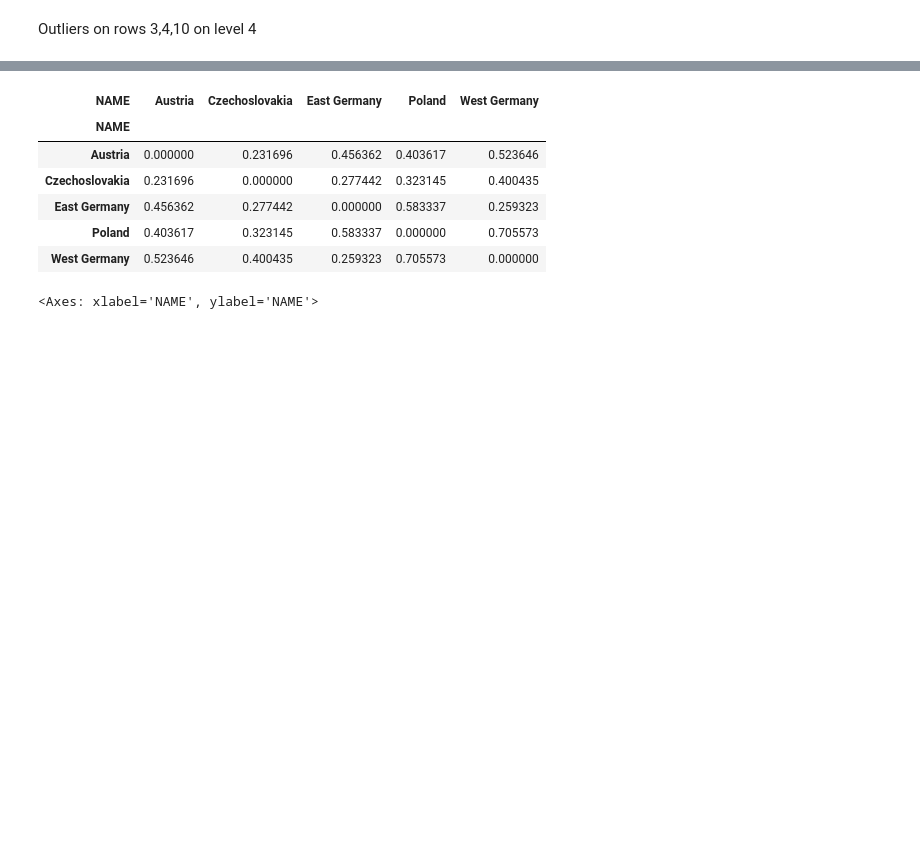
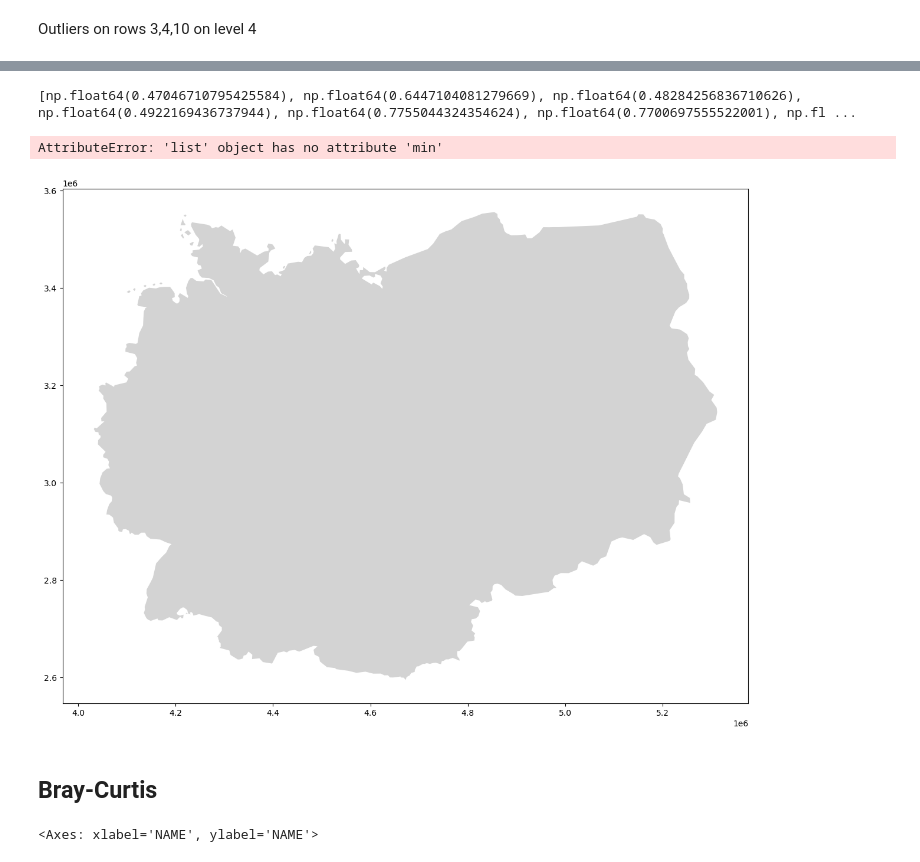
Before and after one commit to uscuni/boundaries_of_change, a Jupyter notebook: code/bray-curtis.ipynb, the cells around one changed output, grey strips where cells are left out. Drawn from its saved outputs; the diff is of its cells as text; code cells hidden in the pictures; blank space fills up the shorter version.

```diff
--- a/code/bray-curtis.ipynb
+++ b/code/bray-curtis.ipynb
@@ -247,9 +126,0 @@ num_regions = len(cnt_table_norm.columns)
-# %%
-bray_curtis_matrix = np.zeros((num_regions, num_regions))
-# %%
-for i in range(num_regions):
-    for j in range(num_regions):
-        if i != j:
-            reg_i = cnt_table_norm.iloc[:,i]
-            reg_j = cnt_table_norm.iloc[:,j]
-            bray_curtis_matrix[i,j] = distance.braycurtis(reg_i, reg_j)
@@ -256,15 +139,43 @@ for i in range(num_regions):
+# %%
+def generate_boundary_diagram(boundary_list):
+    fig, ax = plt.subplots(figsize=(15,15))
+    aoi.plot(ax=ax, color='lightgray')
+
+    for bnd in boundary_list:
+        boundary = gpd.read_file("/data/uscuni-ulce/boundaries_of_change/impact_boundaries.gpkg", layer=bnd)
+        bray_curtis_matrix = pd.read_parquet(f'/data/uscuni-ulce/boundaries_of_change/bc_matrices/bc_{bnd}_level_4.pq')
+
+        indices = boundary.sindex.query(boundary.geometry, predicate="intersects")
+        left, right = np.unique(np.sort(indices, axis=0), axis=1)
+
+        mask = left == right
+        left = left[~mask]
+        right = right[~mask]
+        geoms = boundary.iloc[left].intersection(boundary.iloc[right], align=False)
+        left = boundary.NAME.iloc[left]
+        right = boundary.NAME.iloc[right]
+
+        border_widths = []
+
+        for l, r in zip(left, right):
+            border_widths.append(bray_curtis_matrix.loc[l, r])
+
+        geoms["width"] = [np.sqrt(w) for w in border_widths]
+        print(geoms["width"])
+        widths = (geoms.width - np.min(geoms.width)) / (np.max(geoms.width) - np.min(geoms.width.min))
+        geoms["map_width"] = widths
+
+        geoms.plot(ax=ax, linewidth=geoms["map_width"], color='red')
+# %%
+generate_boundary_diagram(boundary_list)
+# %% [output]
+[np.float64(0.47046710795425584), np.float64(0.6447104081279669), np.float64(0.48284256836710626), np.float64(0.4922169436737944), np.float64(0.7755044324354624), np.float64(0.7700697555522001), np.fl ...
+AttributeError: 'list' object has no attribute 'min'
+[figure, added]
+# %% [markdown]
+## Bray-Curtis
 # %%
 bray_curtis_matrix =compute_bc_matrix(cnt_table_norm)
-# %%
-bray_curtis_matrix
-# %% [output]
-| NAME | Austria | Czechoslovakia | East Germany | Poland | West Germany |
-| NAME |  |  |  |  |  |
-| Austria | 0.000000 | 0.231696 | 0.456362 | 0.403617 | 0.523646 |
-| Czechoslovakia | 0.231696 | 0.000000 | 0.277442 | 0.323145 | 0.400435 |
-| East Germany | 0.456362 | 0.277442 | 0.000000 | 0.583337 | 0.259323 |
-| Poland | 0.403617 | 0.323145 | 0.583337 | 0.000000 | 0.705573 |
-| West Germany | 0.523646 | 0.400435 | 0.259323 | 0.705573 | 0.000000 |
 # %%
 sns.heatmap(bray_curtis_matrix, annot=True)
 # %% [output]
```
Also changed, not shown: parts of 29 cells of this notebook.
